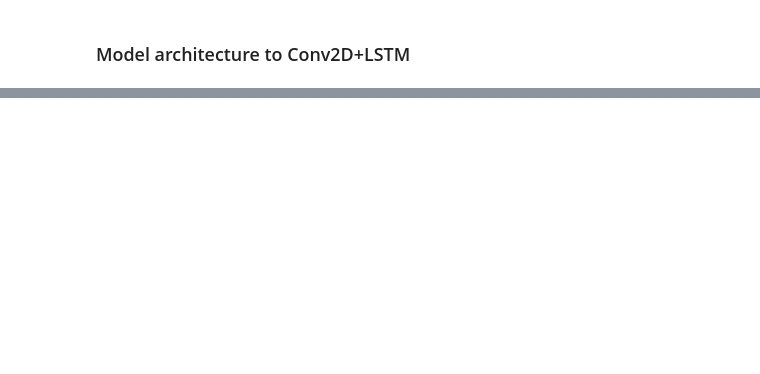
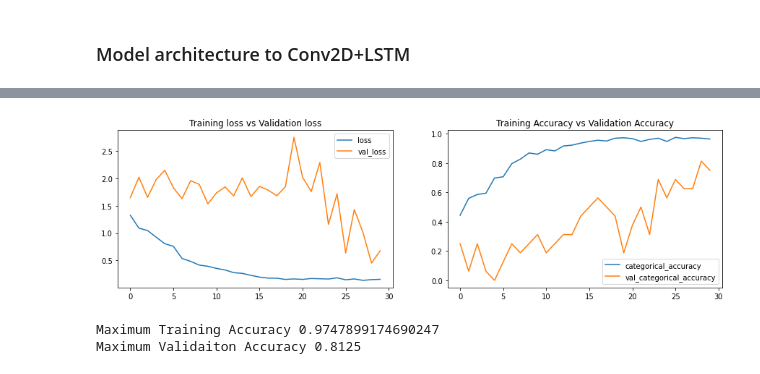
Before and after one commit to SanjayaKumarSahoo/gesture-recognition-case-study, a Jupyter notebook: Neural_Nets_Project_Starter_Code.ipynb, the cells around one changed output, grey strips where cells are left out. Drawn from its saved outputs; the diff is of its cells as text; code cells hidden in the pictures; blank space fills up the shorter version.

```diff
--- a/Neural_Nets_Project_Starter_Code.ipynb
+++ b/Neural_Nets_Project_Starter_Code.ipynb
@@ -1184,17 +1185,7 @@ img_tensor = getImgageTensor(n_frames)
 train_generator = generator(train_path, train_doc, batch_size, img_tensor)
 val_generator = generator(val_path, val_doc, batch_size, img_tensor)
 
-if (num_train_sequences%batch_size) == 0:
-    steps_per_epoch = int(num_train_sequences/batch_size)
-else:
-    steps_per_epoch = (num_train_sequences//batch_size) + 1
-
-if (num_val_sequences%batch_size) == 0:
-    validation_steps = int(num_val_sequences/batch_size)
-else:
-    validation_steps = (num_val_sequences//batch_size) + 1
-
-inputShape = (len(img_tensor[0]), img_tensor[1], img_tensor[2], img_tensor[3])
+input_shape = (len(img_tensor[0]), img_tensor[1], img_tensor[2], img_tensor[3])
 
 model_lstm = Sequential([
     TimeDistributed(Conv2D(16, (3,3), padding='same', activation='relu'), input_shape=input_shape),
@@ -1227,6 +1218,16 @@ model_lstm = Sequential([
     Dense(5, activation='softmax')
 ])
 
+if (num_train_sequences%batch_size) == 0:
+    steps_per_epoch = int(num_train_sequences/batch_size)
+else:
+    steps_per_epoch = (num_train_sequences//batch_size) + 1
+
+if (num_val_sequences%batch_size) == 0:
+    validation_steps = int(num_val_sequences/batch_size)
+else:
+    validation_steps = (num_val_sequences//batch_size) + 1
+
 optimiser = tf.keras.optimizers.Adam()
 model_lstm.compile(optimizer=optimiser, loss='categorical_crossentropy', metrics=['categorical_accuracy'])
 print(model_lstm.summary())
@@ -1251,4 +1254,4 @@ None
 # %%
-model_lstm_history = model6.fit_generator(train_generator, steps_per_epoch=steps_per_epoch, epochs=num_epochs, verbose=1,
+model_lstm_history = model_lstm.fit_generator(train_generator, steps_per_epoch=steps_per_epoch, epochs=num_epochs, verbose=1,
             callbacks=callbacks_list, validation_data=val_generator,
             validation_steps=validation_steps, class_weight=None, workers=1, initial_epoch=0)
@@ -1254,0 +1279,6 @@ model_lstm_history = model6.fit_generator(train_generator, steps_per_epoch=steps
+# %%
+drawModelHistory(model_lstm_history)
+# %% [output]
+[figure, added]
+Maximum Training Accuracy 0.9747899174690247
+Maximum Validaiton Accuracy 0.8125
```
Also changed, not shown: parts of 3 cells of this notebook.
